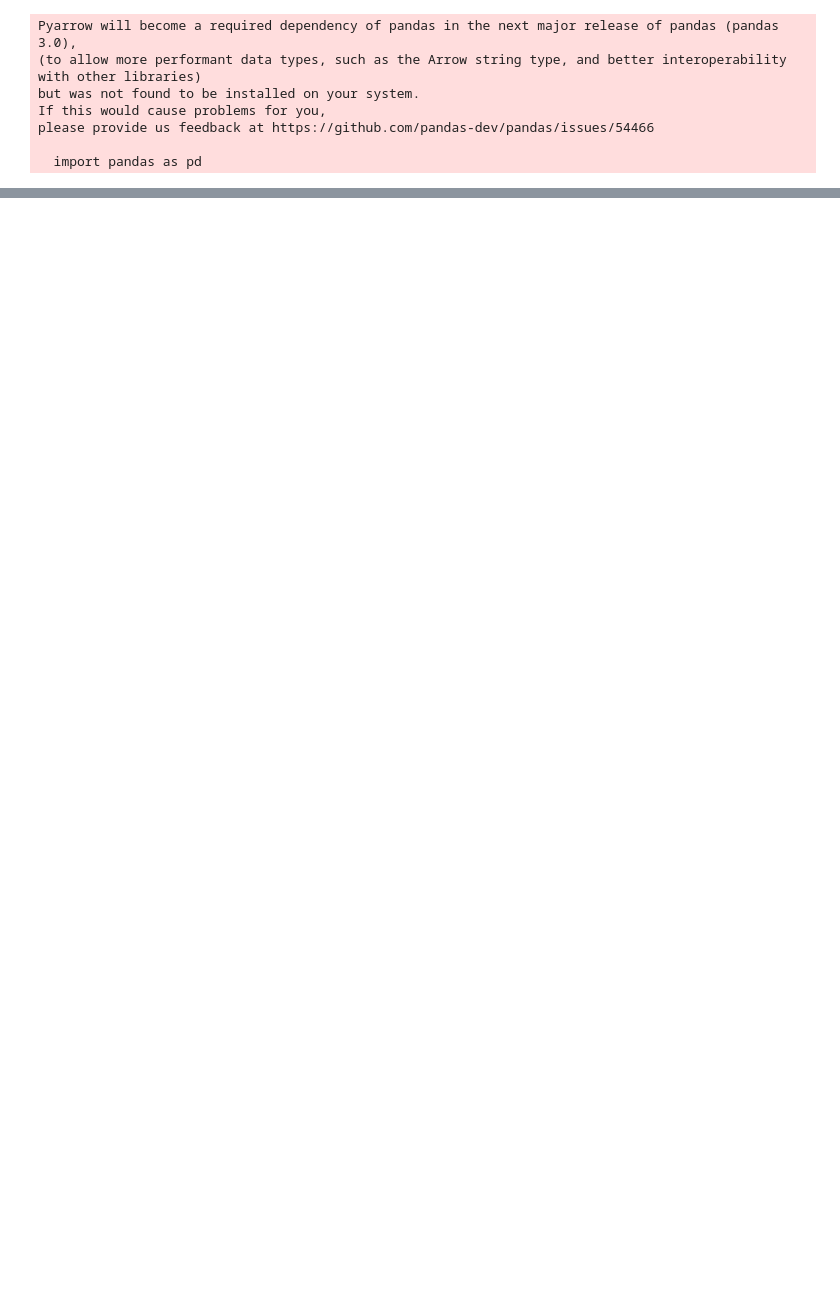
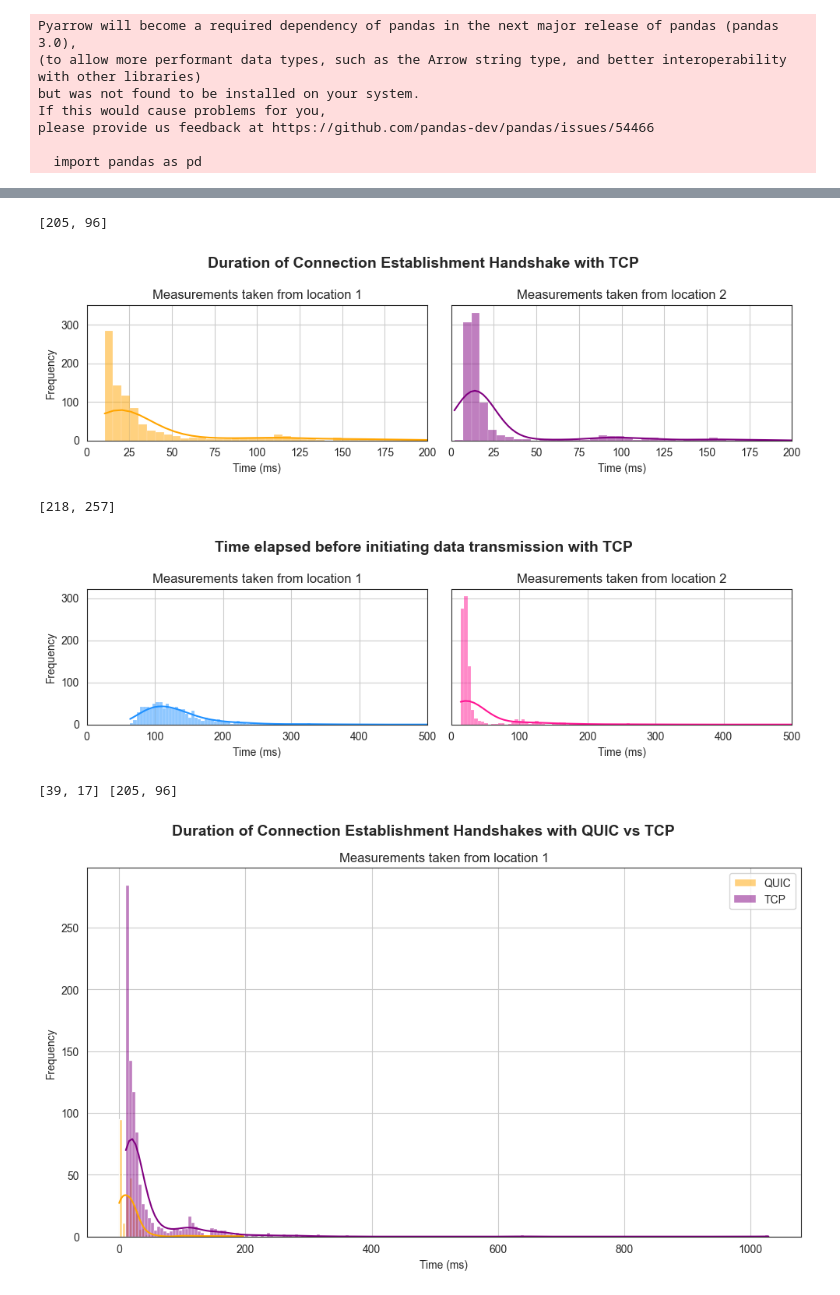
Before and after one commit to laradagata/l4project, a Jupyter notebook: src/main/data_analysis.ipynb, the cells around one changed output, grey strips where cells are left out. Drawn from its saved outputs; the diff is of its cells as text; code cells hidden in the pictures; blank space fills up the shorter version.

Commit message:
Added graph for comparison of handshake times between quic and tcp, added dataframes displaying tls info

```diff
--- a/src/main/data_analysis.ipynb
+++ b/src/main/data_analysis.ipynb
@@ -507,4 +591,14 @@ WARNING: more Unknown cipher suite 5910920 from ClientMasterKey
 # %%
 #pprint.pprint(handshake_times)
 generateHandshakeTimeDistribution(handshake_times_tcp, 1, "Connection Establishment", "TCP")
+#generateHandshakeTimeDistribution(handshake_times_tcp_tls, 1, "Security", "TLS")
 generateHandshakeTimeDistribution(time_before_data_transfer_tcp, 2, proto="TCP")
+
+generateOverlappedHandshakeTimeDistribution(handshake_times, handshake_times_tcp)
+# %% [output]
+[205, 96]
+[figure, added]
+[218, 257]
+[figure, added]
+[39, 17] [205, 96]
+[figure, added]
```
Also changed, not shown: parts of 9 cells of this notebook.
